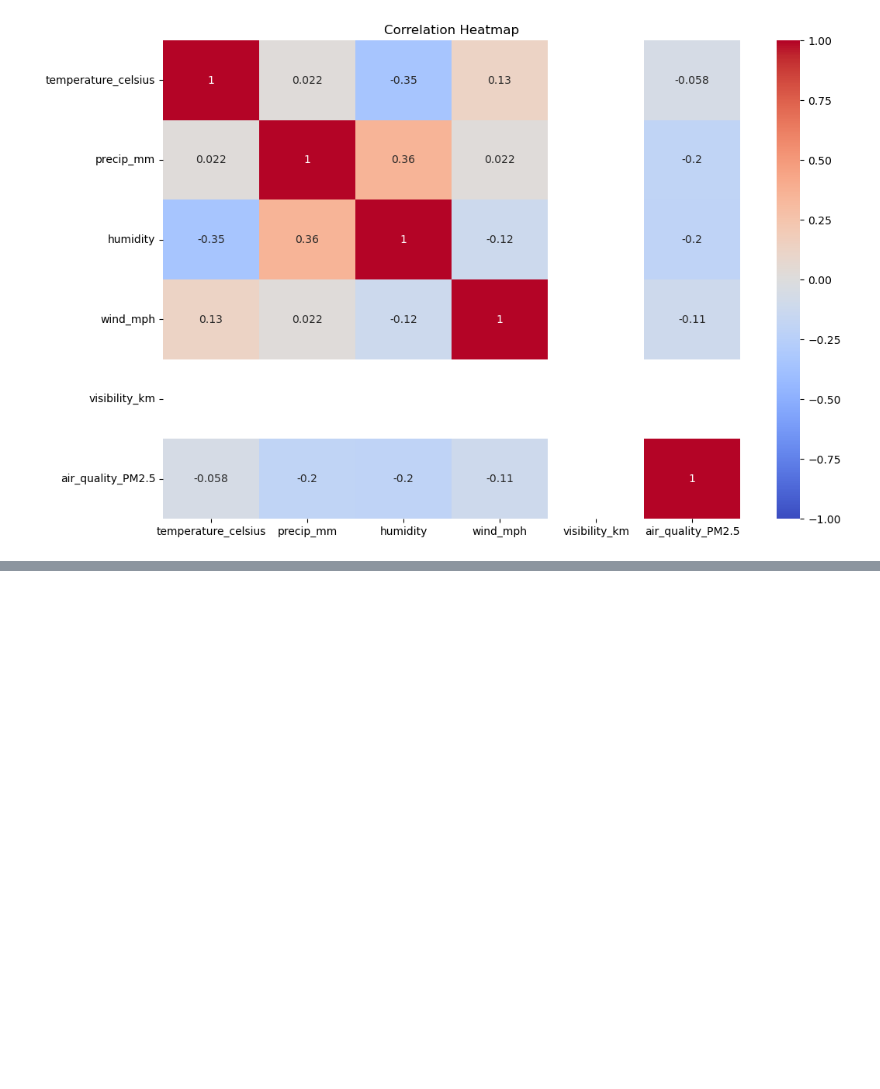
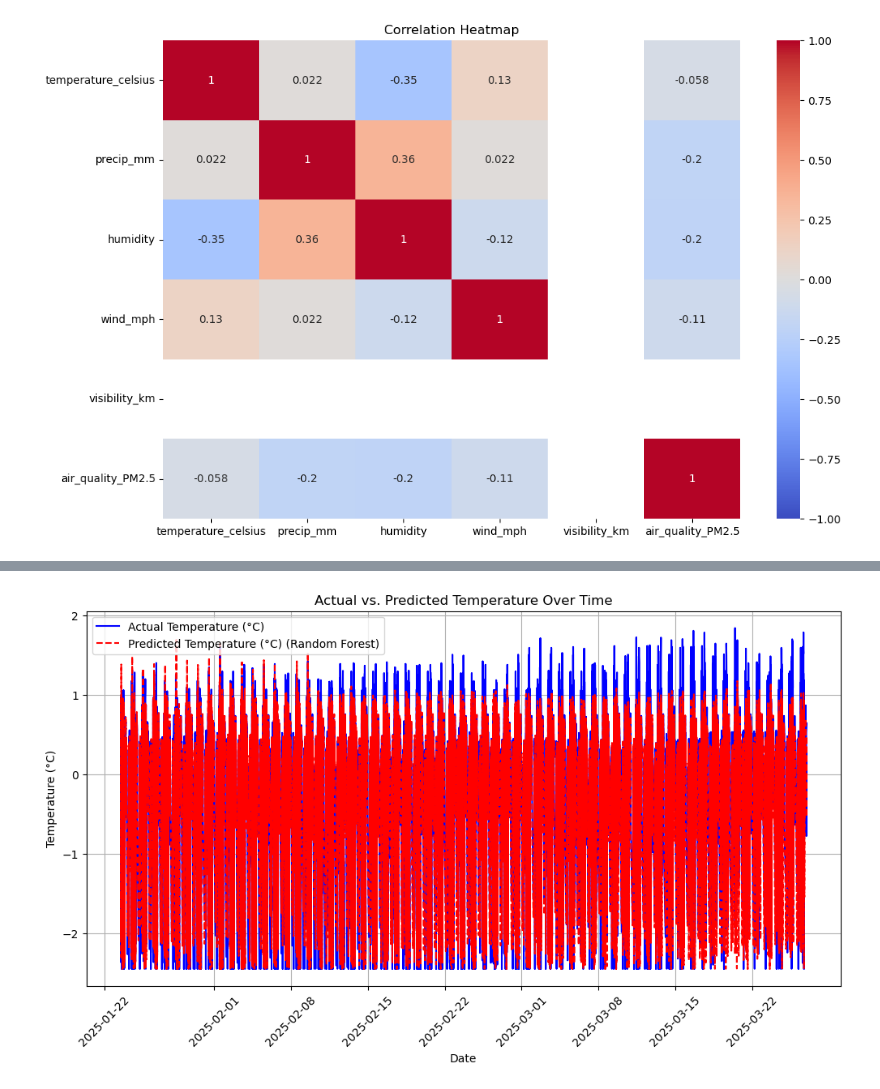
Before and after one commit to ShivamBhosale/PM-Accelerator, a Jupyter notebook: Global_Weather_Repository.ipynb, the cells around one changed output, grey strips where cells are left out. Cells and saved outputs as stored; diff of their text form; code cells hidden in the pictures; blank space fills up the shorter version.

```diff
--- a/Global_Weather_Repository.ipynb
+++ b/Global_Weather_Repository.ipynb
@@ -246,0 +261,13 @@ plt.show()
+# %%
+# Extract time-based features from last_updated
+df['month'] = df['last_updated'].dt.month
+df['day'] = df['last_updated'].dt.day
+df['hour'] = df['last_updated'].dt.hour
+# %%
+features = ['month', 'day', 'hour', 'humidity', 'precip_mm', 'wind_mph', 'latitude', 'condition_text']
+X = df[features]
+y = df['temperature_celsius']
+
+# Encode categorical variable: condition_text
+le = LabelEncoder()
+X.loc[:, 'condition_text'] = le.fit_transform(X['condition_text'])
@@ -246,0 +414,14 @@ plt.show()
+# %%
+
+plt.figure(figsize=(12, 6))
+plt.plot(df['last_updated'].iloc[train_size:], y_test, label='Actual Temperature (°C)', color='blue')
+plt.plot(df['last_updated'].iloc[train_size:], y_pred_best, label=f'Predicted Temperature (°C) ({best_model_name})', color='red', linestyle='--')
+plt.title('Actual vs. Predicted Temperature Over Time')
+plt.xlabel('Date')
+plt.ylabel('Temperature (°C)')
+plt.legend()
+plt.xticks(rotation=45)
+plt.grid(True)
+plt.show()
+# %% [output]
+[figure, added]
```
Also changed, not shown: parts of 9 cells of this notebook.
